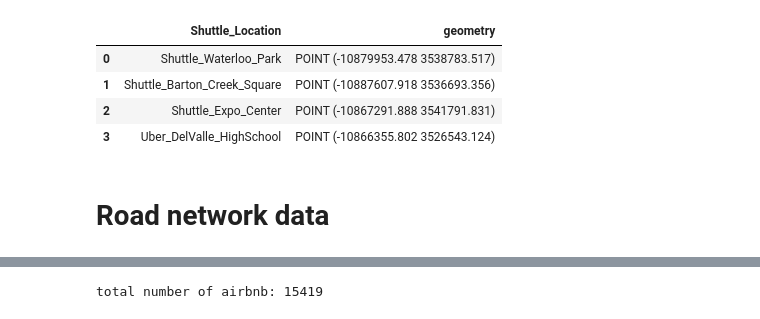
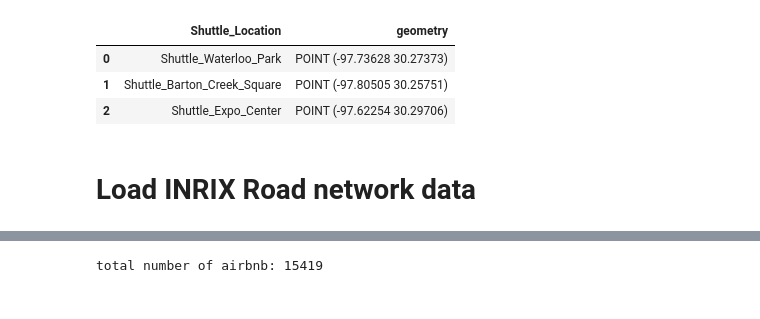
Before and after one commit to rongxiangsu/large_events, a Jupyter notebook: 02_feature_engineering.ipynb, the cells around one changed output, grey strips where cells are left out. Saved outputs shown, nothing was run; the diff lists cells and outputs as text; code cells hidden in the pictures.

```diff
--- a/02_feature_engineering.ipynb
+++ b/02_feature_engineering.ipynb
@@ -33,25 +32,24 @@ Wall time: 219 ms
 # %%
 import shapely.geometry as geom
 
 # Create Shapely point geometries
 point_waterloo_park = geom.Point(-97.736285, 30.273726) # (longitude, latitude)
 point_barton_creek_square = geom.Point(-97.805046, 30.257509)
 point_expo_center = geom.Point(-97.622544, 30.297062)
-point_ridehailing = geom.Point(-97.614135, 30.178718)
+# point_ridehailing = geom.Point(-97.614135, 30.178718)
 
-point_shuttle_list = [point_waterloo_park,point_barton_creek_square,point_expo_center,point_ridehailing]
-gdf_shuttle = gpd.GeoDataFrame({'Shuttle_Location': ['Shuttle_Waterloo_Park', 'Shuttle_Barton_Creek_Square', 'Shuttle_Expo_Center', 'Uber_DelValle_HighSchool'],
+point_shuttle_list = [point_waterloo_park,point_barton_creek_square,point_expo_center] #,point_ridehailing
+gdf_shuttle = gpd.GeoDataFrame({'Shuttle_Location': ['Shuttle_Waterloo_Park', 'Shuttle_Barton_Creek_Square', 'Shuttle_Expo_Center'], #, 'Uber_DelValle_HighSchool'
                         'geometry': point_shuttle_list},
                         crs="EPSG:4326")
-gdf_shuttle = gdf_shuttle.to_crs("EPSG:3857")
+# gdf_shuttle = gdf_shuttle.to_crs("EPSG:3857")
 gdf_shuttle
 # %% [output]
 |  | Shuttle_Location | geometry |
-| 0 | Shuttle_Waterloo_Park | POINT (-10879953.478 3538783.517) |
-| 1 | Shuttle_Barton_Creek_Square | POINT (-10887607.918 3536693.356) |
-| 2 | Shuttle_Expo_Center | POINT (-10867291.888 3541791.831) |
-| 3 | Uber_DelValle_HighSchool | POINT (-10866355.802 3526543.124) |
+| 0 | Shuttle_Waterloo_Park | POINT (-97.73628 30.27373) |
+| 1 | Shuttle_Barton_Creek_Square | POINT (-97.80505 30.25751) |
+| 2 | Shuttle_Expo_Center | POINT (-97.62254 30.29706) |
 # %% [markdown]
-# Road network data
+# Load INRIX Road network data
 # %%
 df_road = pd.read_csv("data/TMC_Identification.csv", sep=',', header=0)
```
Also changed, not shown: parts of 41 cells of this notebook, 1 other file.
